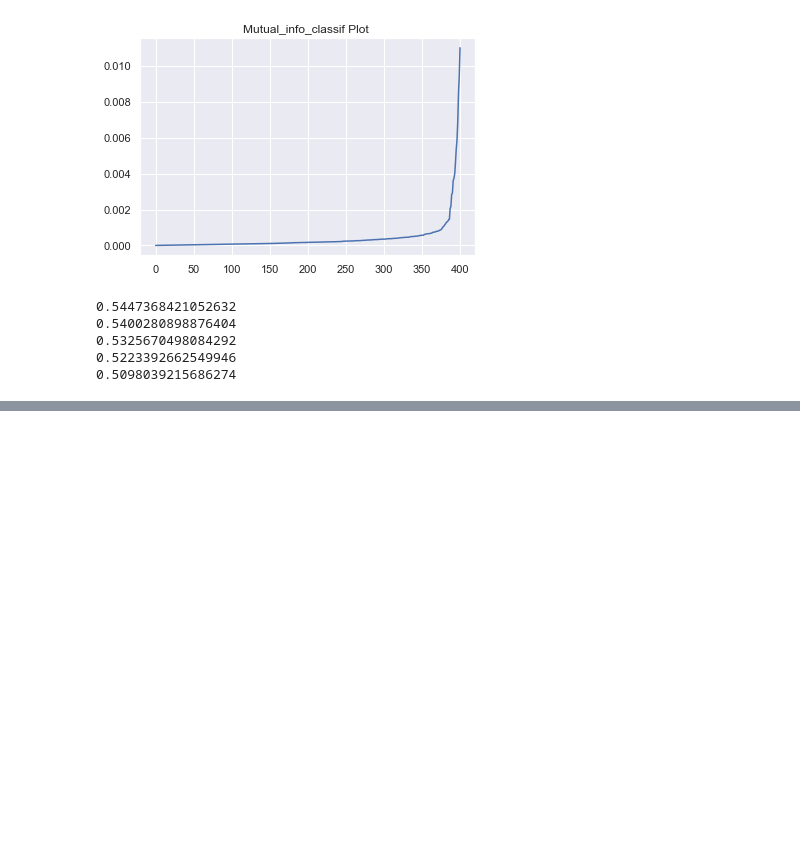
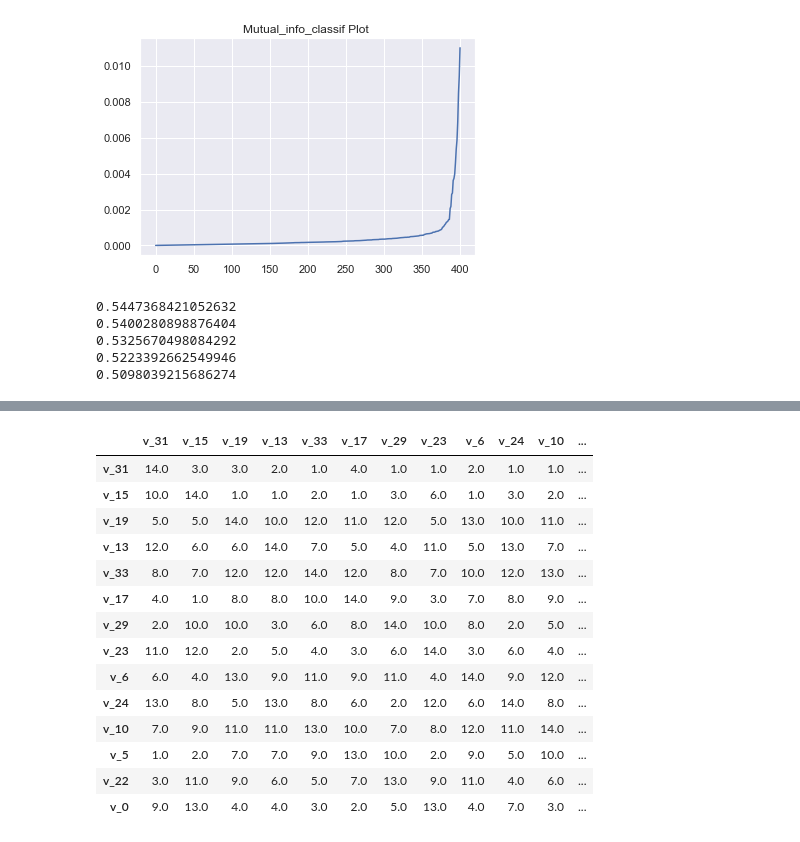
Before and after one commit to risan-raja/sdpiit, a Jupyter notebook: notebooks/EDA.ipynb, the cells around one changed output, grey strips where cells are left out. Saved outputs shown, nothing was run; the diff lists cells and outputs as text; code cells hidden in the pictures; blank space fills up the shorter version.

```diff
--- a/notebooks/EDA.ipynb
+++ b/notebooks/EDA.ipynb
@@ -836,0 +857,2 @@ fi.sort()
+# %%
+total_ordinal_data = pd.concat([ordinal_data, ordinal_data_test], axis=0)
@@ -836,0 +863,13 @@ fi.sort()
+# %%
+from collections import OrderedDict
+mic_target = mutual_info_classif(ordinal_data, data['label'], n_neighbors=10,)
+mic_internal = mutual_info_classif(total_ordinal_data,total_ordinal_data.v_0, n_neighbors=10)
+mic = OrderedDict()
+with parallel_backend('loky', n_jobs=-1):
+    for c in total_ordinal_data.columns:
+        # if c not in ['v_22', 'v_29']:
+        mic_internal = mutual_info_classif(total_ordinal_data.astype('int'),total_ordinal_data[c].astype('int'), n_neighbors=10)
+        mic[c] = {c: mic_internal_value for c,mic_internal_value in zip(list(total_ordinal_data.columns), list(mic_internal))}
+    # mic_internal.sort()
+
+    # mic_internal[-1]
@@ -836,0 +894,20 @@ fi.sort()
+# %%
+mic_df = pd.DataFrame(dict(mic))
+# %%
+mic_df.rank()
+# %% [output]
+|  | v_31 | v_15 | v_19 | v_13 | v_33 | v_17 | v_29 | v_23 | v_6 | v_24 | v_10 | ... |
+| v_31 | 14.0 | 3.0 | 3.0 | 2.0 | 1.0 | 4.0 | 1.0 | 1.0 | 2.0 | 1.0 | 1.0 | ... |
+| v_15 | 10.0 | 14.0 | 1.0 | 1.0 | 2.0 | 1.0 | 3.0 | 6.0 | 1.0 | 3.0 | 2.0 | ... |
+| v_19 | 5.0 | 5.0 | 14.0 | 10.0 | 12.0 | 11.0 | 12.0 | 5.0 | 13.0 | 10.0 | 11.0 | ... |
+| v_13 | 12.0 | 6.0 | 6.0 | 14.0 | 7.0 | 5.0 | 4.0 | 11.0 | 5.0 | 13.0 | 7.0 | ... |
+| v_33 | 8.0 | 7.0 | 12.0 | 12.0 | 14.0 | 12.0 | 8.0 | 7.0 | 10.0 | 12.0 | 13.0 | ... |
+| v_17 | 4.0 | 1.0 | 8.0 | 8.0 | 10.0 | 14.0 | 9.0 | 3.0 | 7.0 | 8.0 | 9.0 | ... |
+| v_29 | 2.0 | 10.0 | 10.0 | 3.0 | 6.0 | 8.0 | 14.0 | 10.0 | 8.0 | 2.0 | 5.0 | ... |
+| v_23 | 11.0 | 12.0 | 2.0 | 5.0 | 4.0 | 3.0 | 6.0 | 14.0 | 3.0 | 6.0 | 4.0 | ... |
+| v_6 | 6.0 | 4.0 | 13.0 | 9.0 | 11.0 | 9.0 | 11.0 | 4.0 | 14.0 | 9.0 | 12.0 | ... |
+| v_24 | 13.0 | 8.0 | 5.0 | 13.0 | 8.0 | 6.0 | 2.0 | 12.0 | 6.0 | 14.0 | 8.0 | ... |
+| v_10 | 7.0 | 9.0 | 11.0 | 11.0 | 13.0 | 10.0 | 7.0 | 8.0 | 12.0 | 11.0 | 14.0 | ... |
+| v_5 | 1.0 | 2.0 | 7.0 | 7.0 | 9.0 | 13.0 | 10.0 | 2.0 | 9.0 | 5.0 | 10.0 | ... |
+| v_22 | 3.0 | 11.0 | 9.0 | 6.0 | 5.0 | 7.0 | 13.0 | 9.0 | 11.0 | 4.0 | 6.0 | ... |
+| v_0 | 9.0 | 13.0 | 4.0 | 4.0 | 3.0 | 2.0 | 5.0 | 13.0 | 4.0 | 7.0 | 3.0 | ... |
```
Also changed, not shown: parts of 16 cells of this notebook.
